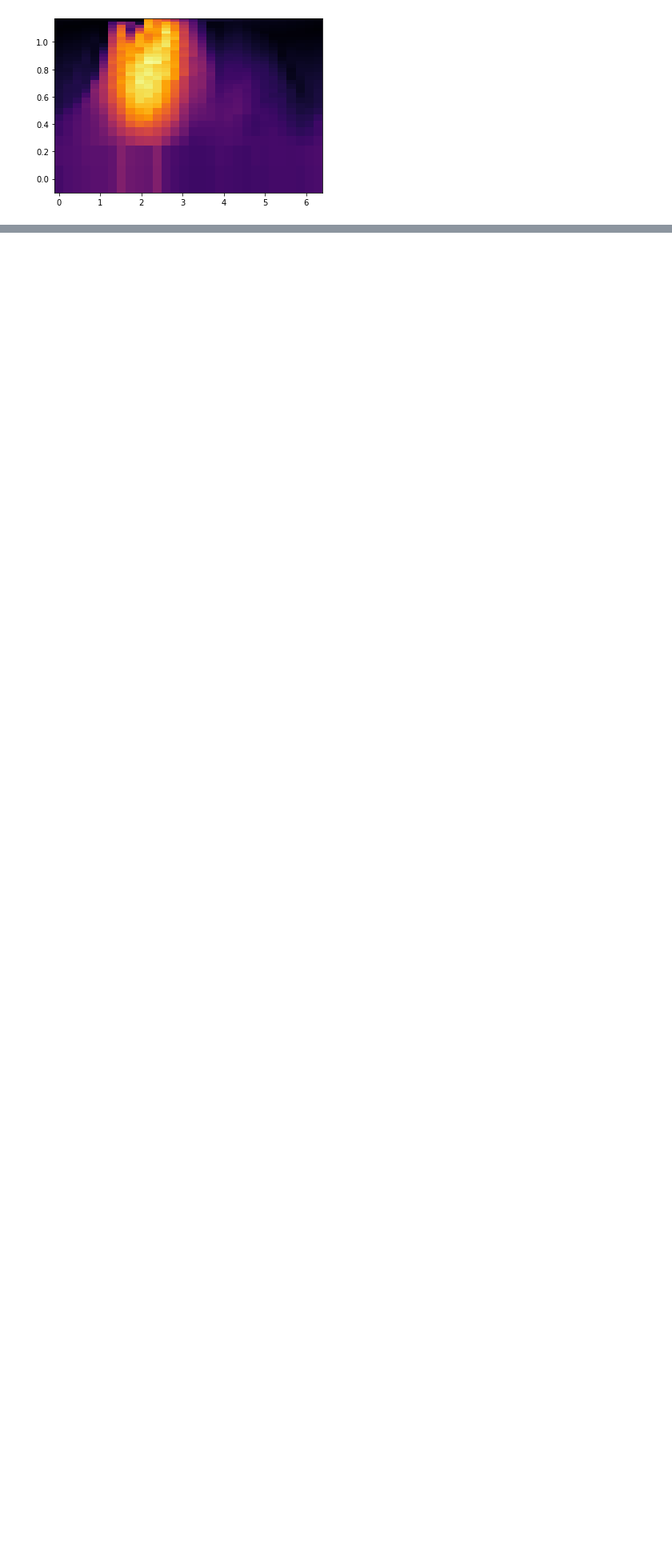
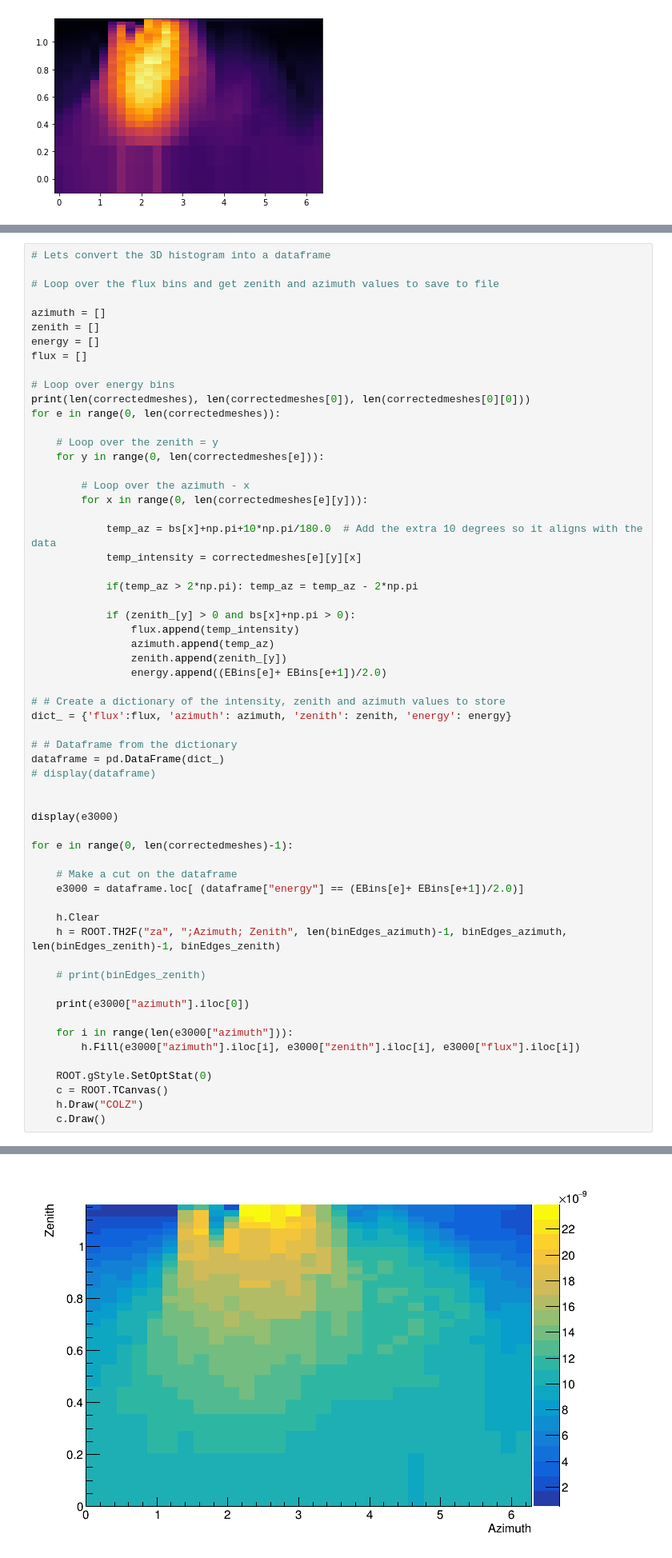
Before and after one commit to kvjmistry/MuonGenerator, a Jupyter notebook: MCEQProposalCombine.ipynb, the cells around one changed output, grey strips where cells are left out. Shown at 80% size. Drawn from its saved outputs; the diff is of its cells as text; blank space fills up the shorter version.

```diff
--- a/MCEQProposalCombine.ipynb
+++ b/MCEQProposalCombine.ipynb
@@ -181,0 +226,61 @@ plt.show()
+# %%
+# Lets convert the 3D histogram into a dataframe
+
+# Loop over the flux bins and get zenith and azimuth values to save to file
+
+azimuth = []
+zenith = []
+energy = []
+flux = []
+
+# Loop over energy bins
+print(len(correctedmeshes), len(correctedmeshes[0]), len(correctedmeshes[0][0]))
+for e in range(0, len(correctedmeshes)):
+
+    # Loop over the zenith = y
+    for y in range(0, len(correctedmeshes[e])):
+
+        # Loop over the azimuth - x
+        for x in range(0, len(correctedmeshes[e][y])):
+
+            temp_az = bs[x]+np.pi+10*np.pi/180.0  # Add the extra 10 degrees so it aligns with the data
+            temp_intensity = correctedmeshes[e][y][x]
+
+            if(temp_az > 2*np.pi): temp_az = temp_az - 2*np.pi
+
+            if (zenith_[y] > 0 and bs[x]+np.pi > 0):
+                flux.append(temp_intensity)
+                azimuth.append(temp_az)
+                zenith.append(zenith_[y])
+                energy.append((EBins[e]+ EBins[e+1])/2.0)
+
+# # Create a dictionary of the intensity, zenith and azimuth values to store
+dict_ = {'flux':flux, 'azimuth': azimuth, 'zenith': zenith, 'energy': energy}
+
+# # Dataframe from the dictionary
+dataframe = pd.DataFrame(dict_)
+# display(dataframe)
+
+
+display(e3000)
+
+for e in range(0, len(correctedmeshes)-1):
+
+    # Make a cut on the dataframe
+    e3000 = dataframe.loc[ (dataframe["energy"] == (EBins[e]+ EBins[e+1])/2.0)]
+
+    h.Clear
+    h = ROOT.TH2F("za", ";Azimuth; Zenith", len(binEdges_azimuth)-1, binEdges_azimuth, len(binEdges_zenith)-1, binEdges_zenith)
+
+    # print(binEdges_zenith)
+
+    print(e3000["azimuth"].iloc[0])
+
+    for i in range(len(e3000["azimuth"])):
+        h.Fill(e3000["azimuth"].iloc[i], e3000["zenith"].iloc[i], e3000["flux"].iloc[i])
+
+    ROOT.gStyle.SetOptStat(0)
+    c = ROOT.TCanvas()
+    h.Draw("COLZ")
+    c.Draw()
+# %% [output]
@@ -181,0 +323 @@ plt.show()
+[figure, added]
```
Also changed, not shown: parts of 3 cells of this notebook.
